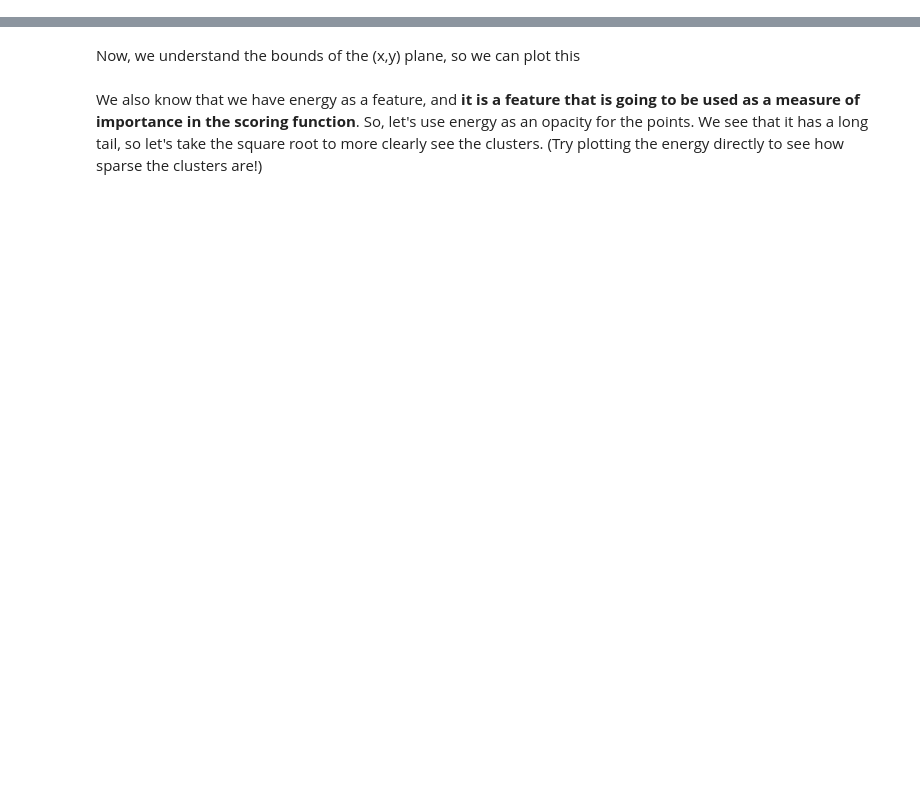
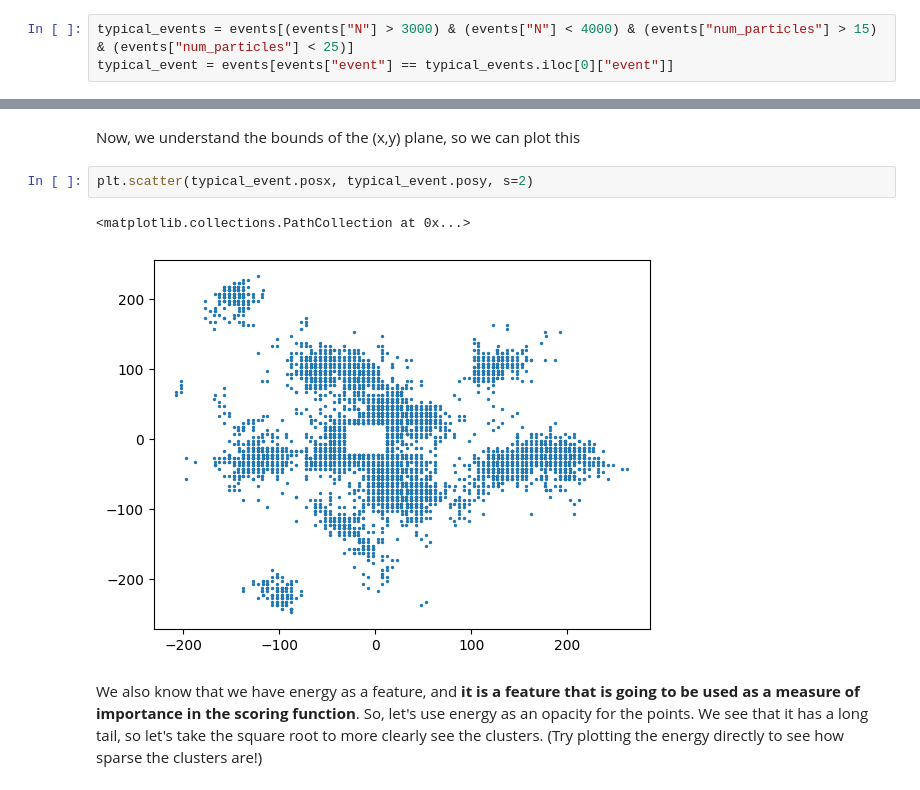
Before and after one commit to wpmccormack/ePIC_Clustering_2023, a Jupyter notebook: examples/notebooks/0_Exploratory_Data_Analysis.ipynb, the cells around one changed output, grey strips where cells are left out. Saved outputs shown, nothing was run; the diff lists cells and outputs as text; blank space fills up the shorter version.

```diff
--- a/examples/notebooks/0_Exploratory_Data_Analysis.ipynb
+++ b/examples/notebooks/0_Exploratory_Data_Analysis.ipynb
@@ -51,3 +80,6 @@ We can make some initial observations about this data...
 ## 4. Visualize some events in 2D space
 # %% [markdown]
 Let's build up a visualization in an iterative way, using the above observations. First, let's select an event that has an average number of hits and particles, using the above distribution.
+# %%
+typical_events = events[(events["N"] > 3000) & (events["N"] < 4000) & (events["num_particles"] > 15) & (events["num_particles"] < 25)]
+typical_event = events[events["event"] == typical_events.iloc[0]["event"]]
@@ -54,4 +102,9 @@ Let's build up a visualization in an iterative way, using the above observations
 # %% [markdown]
 Now, we understand the bounds of the (x,y) plane, so we can plot this
+# %%
+plt.scatter(typical_event.posx, typical_event.posy, s=2)
+# %% [output]
+<matplotlib.collections.PathCollection at 0x...>
+[figure, added]
 # %% [markdown]
 We also know that we have energy as a feature, and **it is a feature that is going to be used as a measure of importance in the scoring function**. So, let's use energy as an opacity for the points. We see that it has a long tail, so let's take the square root to more clearly see the clusters. (Try plotting the energy directly to see how sparse the clusters are!)
```
Also changed, not shown: parts of 10 cells of this notebook, 1 other file.
